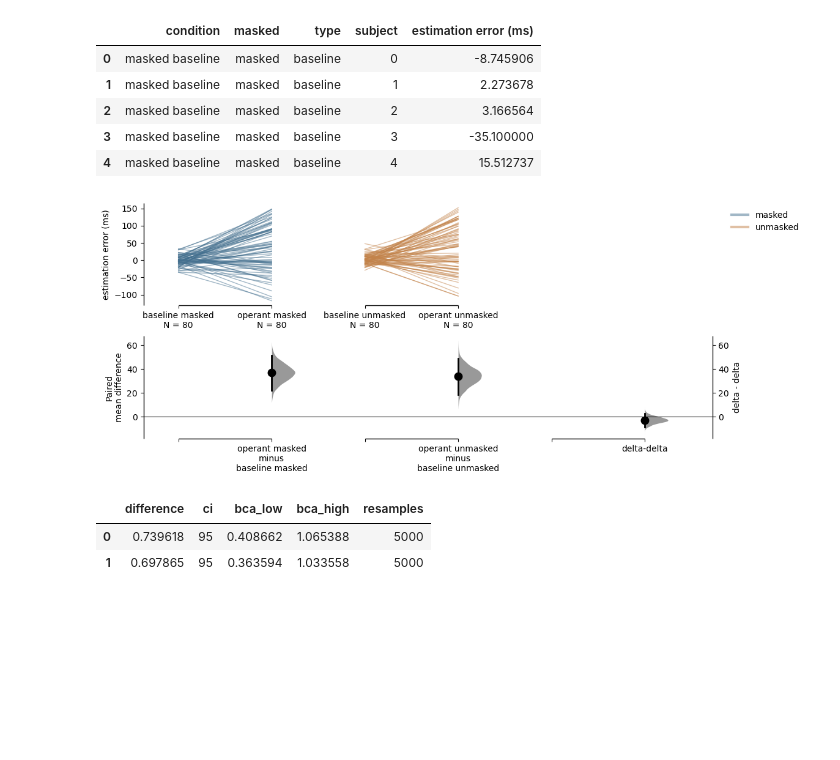
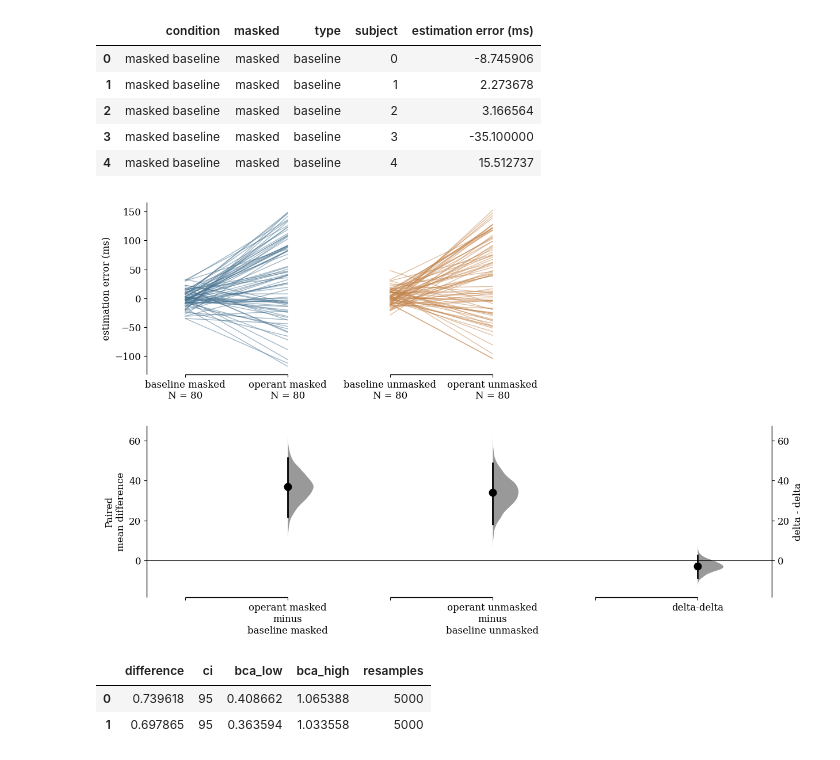
Before and after one commit to apex-lab/agency-cfs-analysis, a Jupyter notebook: hypothetical-results.ipynb, the cells around one changed output. Saved outputs shown, nothing was run; the diff lists cells and outputs as text; code cells hidden in the pictures; blank space fills up the shorter version.

```diff
--- a/hypothetical-results.ipynb
+++ b/hypothetical-results.ipynb
@@ -19,3 +19,14 @@ CONVERT_TO_MS = False # set to true if data given in seconds
 sim = DataSimulator()
 rng = np.random.default_rng(0)
 dfs = [sim.simulate_subject(1, rng) for sub in range(N_SUBJECTS)]
+# %%
+# check if detection rate (i.e. how many trials they reported being aware of
+# stimulus on operant trials) is greater than false alarm rate (i.e. the
+# detection rate computed on baseline trials)
+detections = [calc_detection_counts(df) for df in dfs]
+ps = [fisher_exact(counts).pvalue for counts in detections]
+reject = np.array(ps) < .05
+# if evidence subject was aware of operant stimulus, exclude them from analysis
+print('Excluding %d subjects.'%reject.sum())
+dfs = [df for i, df in enumerate(dfs) if not reject[i]]
+print('%d subjects remain.'%len(dfs))
@@ -87,17 +111,24 @@ tidy_df.head()
 # %%
 data = dabest.load(
     data = tidy_df,
     x = ['type', 'masked'], y = 'estimation error (ms)',
     id_col = 'subject',
     paired = 'baseline',
     experiment = 'masked',
     delta2 = True,
     random_seed = 0
 )
-data.mean_diff.plot(fig_size = (12, 5))
+
+plt.rcParams['font.family'] = 'serif'
+plt.rcParams['font.serif'] = ['Times New Roman'] + plt.rcParams['font.serif']
+plt.rcParams.update({'font.size': 12})
+fig, ax = plt.subplots(figsize = (12, 4))
+data.mean_diff.plot(ax = ax)
+ax.get_legend().remove()
+plt.tight_layout()
 plt.show()
 # %% [output]
-[figure, old version]
+[figure, new version]
 # %%
 # confidence intervals for paired standard effect sizes
 data.cohens_d.results[['difference', 'ci', 'bca_low', 'bca_high', 'resamples']]
```
Also changed, not shown: parts of 6 cells of this notebook, 1 other file.
